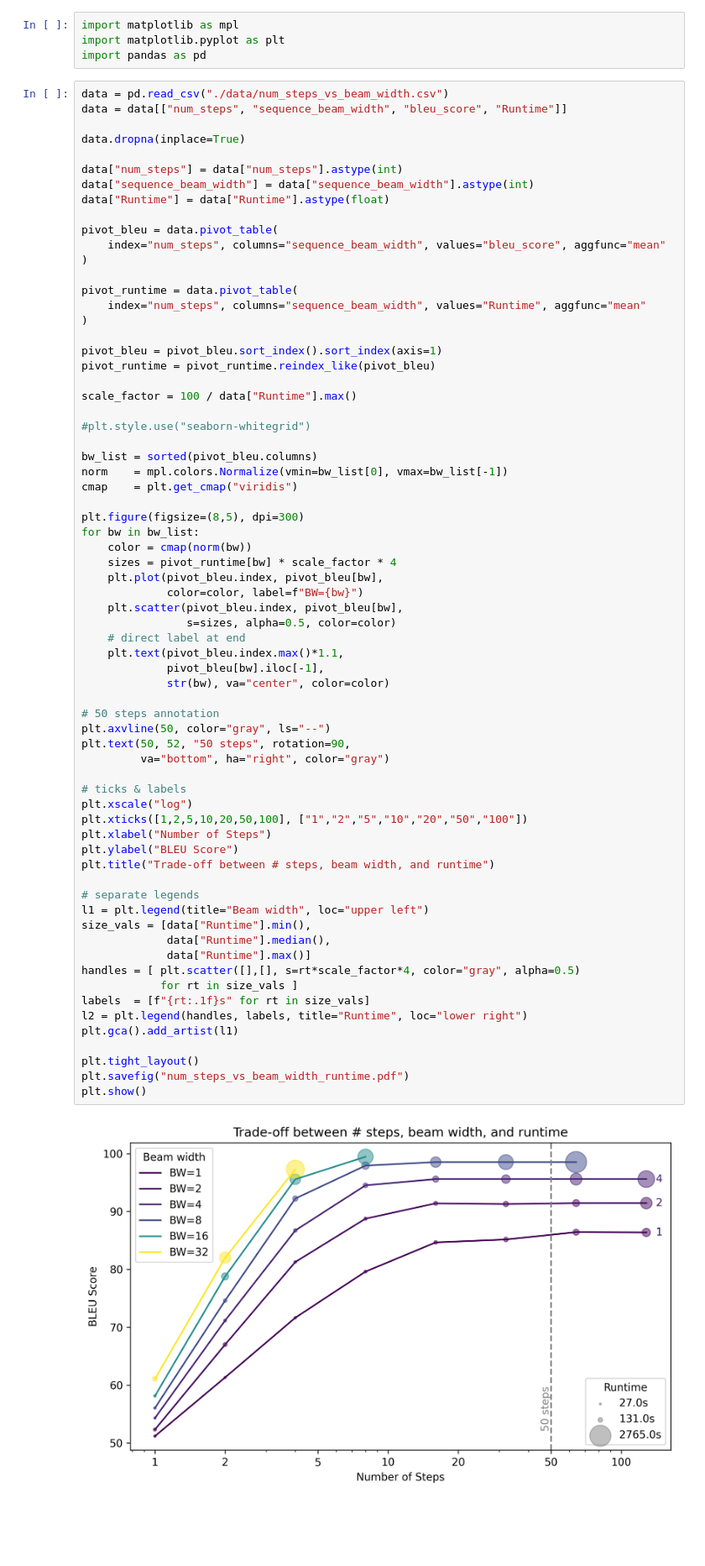
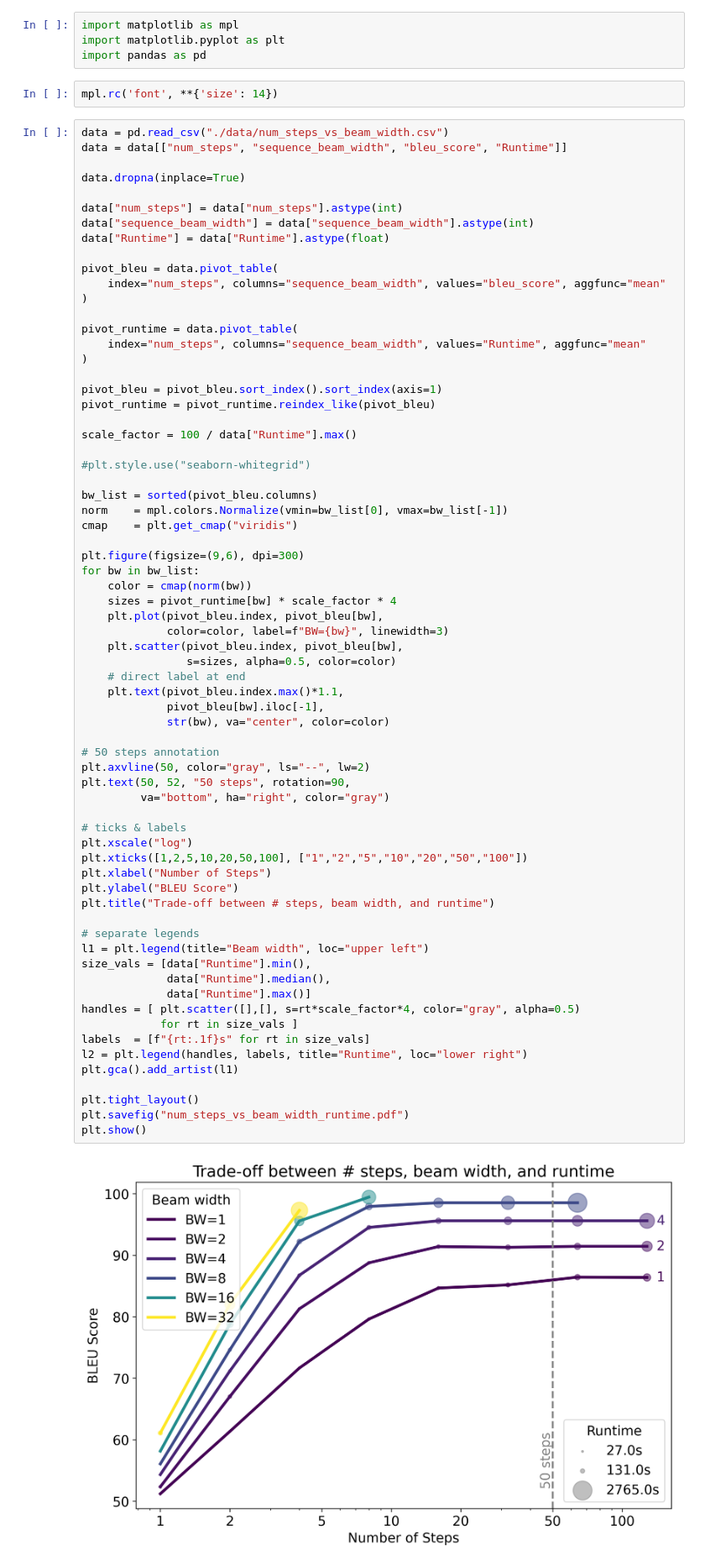
Before and after one commit to dqmis/ir2, a Jupyter notebook: notebooks/plots.ipynb, the cells around one changed output. Shown at 84% size. Saved outputs shown, nothing was run; the diff lists cells and outputs as text; blank space fills up the shorter version.

Commit message:
Uploaded plots

```diff
--- a/notebooks/plots.ipynb
+++ b/notebooks/plots.ipynb
@@ -2,6 +2,8 @@
 import matplotlib as mpl
 import matplotlib.pyplot as plt
 import pandas as pd
+# %%
+mpl.rc('font', **{'size': 14})
 # %%
 data = pd.read_csv("./data/num_steps_vs_beam_width.csv")
 data = data[["num_steps", "sequence_beam_width", "bleu_score", "Runtime"]]
@@ -31,47 +33,47 @@ bw_list = sorted(pivot_bleu.columns)
 norm    = mpl.colors.Normalize(vmin=bw_list[0], vmax=bw_list[-1])
 cmap    = plt.get_cmap("viridis")
 
-plt.figure(figsize=(8,5), dpi=300)
+plt.figure(figsize=(9,6), dpi=300)
 for bw in bw_list:
     color = cmap(norm(bw))
     sizes = pivot_runtime[bw] * scale_factor * 4
     plt.plot(pivot_bleu.index, pivot_bleu[bw],
-             color=color, label=f"BW={bw}")
+             color=color, label=f"BW={bw}", linewidth=3)
     plt.scatter(pivot_bleu.index, pivot_bleu[bw],
                 s=sizes, alpha=0.5, color=color)
     # direct label at end
     plt.text(pivot_bleu.index.max()*1.1,
              pivot_bleu[bw].iloc[-1],
              str(bw), va="center", color=color)
 
 # 50 steps annotation
-plt.axvline(50, color="gray", ls="--")
+plt.axvline(50, color="gray", ls="--", lw=2)
 plt.text(50, 52, "50 steps", rotation=90,
          va="bottom", ha="right", color="gray")
 
 # ticks & labels
 plt.xscale("log")
 plt.xticks([1,2,5,10,20,50,100], ["1","2","5","10","20","50","100"])
 plt.xlabel("Number of Steps")
 plt.ylabel("BLEU Score")
 plt.title("Trade-off between # steps, beam width, and runtime")
 
 # separate legends
 l1 = plt.legend(title="Beam width", loc="upper left")
 size_vals = [data["Runtime"].min(),
              data["Runtime"].median(),
              data["Runtime"].max()]
 handles = [ plt.scatter([],[], s=rt*scale_factor*4, color="gray", alpha=0.5)
             for rt in size_vals ]
 labels  = [f"{rt:.1f}s" for rt in size_vals]
 l2 = plt.legend(handles, labels, title="Runtime", loc="lower right")
 plt.gca().add_artist(l1)
 
 plt.tight_layout()
 plt.savefig("num_steps_vs_beam_width_runtime.pdf")
 plt.show()
 # %% [output]
-[figure, old version]
+[figure, new version]
 # %%
 data = pd.read_csv("./data/num_steps_vs_beam_width.csv")
 data = data[["num_steps", "sequence_beam_width", "bleu_score", "Runtime"]]
```
Also changed, not shown: parts of 2 cells of this notebook, 3 other files.
